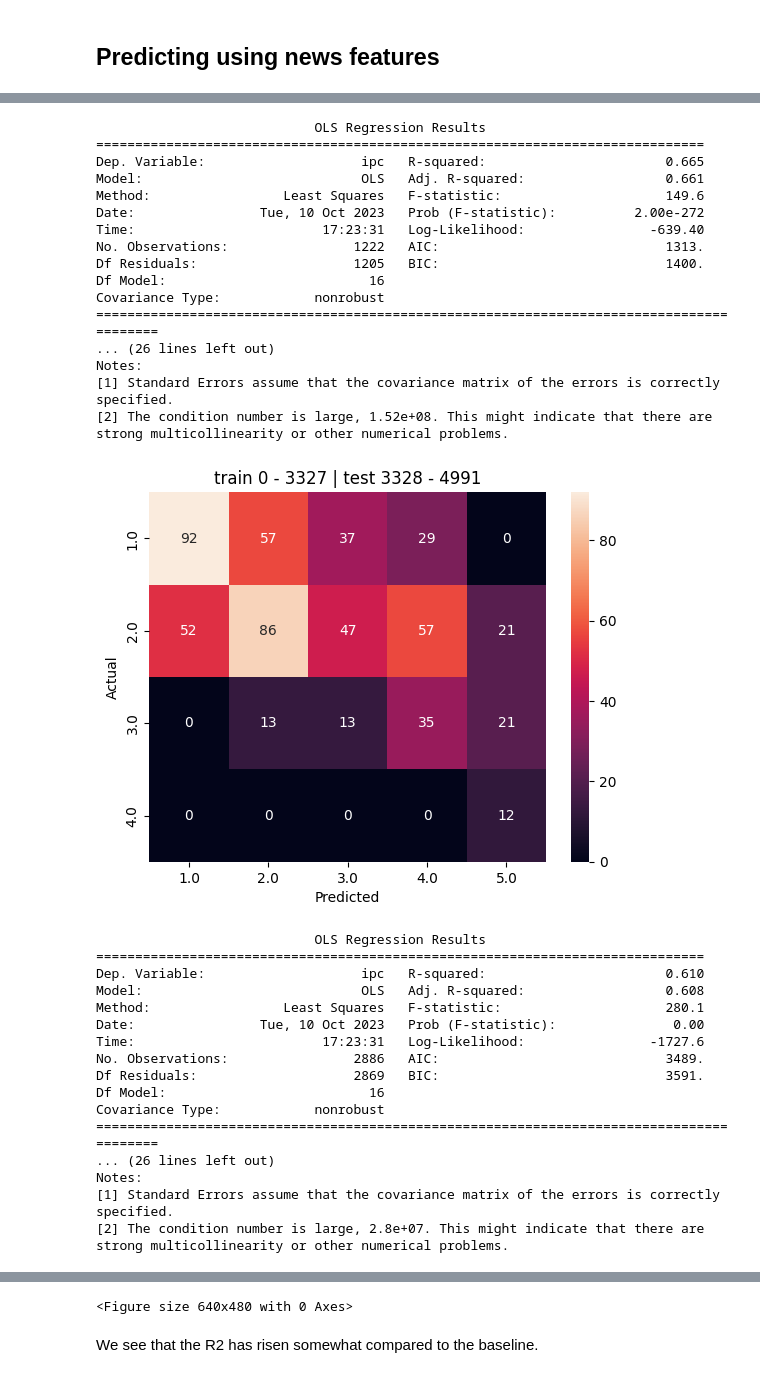
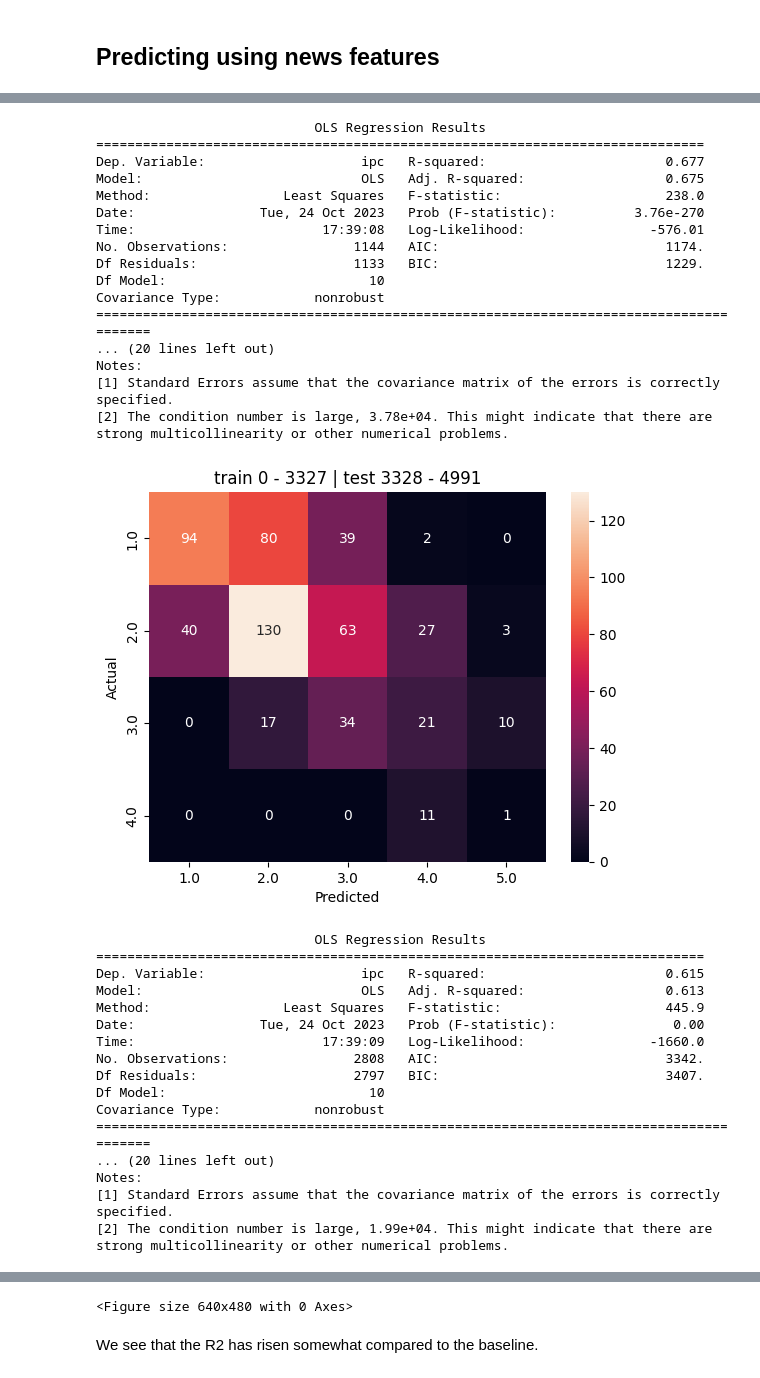
Before and after one commit to EKarasevnl/DC3-Group-13, a Jupyter notebook: prediction_jojo.ipynb, the cells around one changed output, grey strips where cells are left out. Saved outputs shown, nothing was run; the diff lists cells and outputs as text; code cells hidden in the pictures.

Commit message:
final submission for template model

```diff
--- a/prediction_jojo.ipynb
+++ b/prediction_jojo.ipynb
@@ -155,7 +155,7 @@ First however, we create multiple lagged variables in the cell directly below.
 # %%
 # Create several lagged columns to use as explanatory variables for the model
 
-df = create_lag_df(df, ['count_violence', 'ndvi_anom', 'ruggedness_mean', 'pop', 'cropland_pct', 'sum_fatalities', 'et_anom', 'rain_anom'], 3, rolling=6) # 3-month-lagged rolling mean window of size 6
+df = create_lag_df(df, ['count_violence', 'ndvi_anom'], 3, rolling=6) # 3-month-lagged rolling mean window of size 6
 df = create_lag_df(df, ['food_price_idx'], 3, difference=True, rolling=6) # difference of the 3-month-lagged rolling mean window of size 6
 df = create_lag_df(df, ['ipc'], 1, dropna=True) # 1-month-lag
 df = create_lag_df(df, ['ipc'], 2, dropna=True) # 2-month-lag
@@ -313,7 +311,7 @@ Mean R2: 0.63
 # %% [markdown]
 We look at country wide news features to simplify. E.g., we do not look at topics per district
 # %%
-news_df = pd.read_csv(data_dir + "articles_topics.csv") # Read news data into DataFrame
+news_df = pd.read_csv(data_dir + "articles_topics_original.csv") # Read news data into DataFrame
 
 # Create date column
 news_df["date"] = pd.to_datetime(
@@ -367,7 +365,7 @@ df.sort_index(level=0, inplace=True) # Sort DataFrame by date
 df = df.iloc[df['ipc'].notnull().argmax():].copy() # Drop rows until first notna value in ipc column
 df = df.join(news_features, how="left") # Join df with created news features
 # %%
-X = df.iloc[:, -16:] # Define explanatory variables
+X = df.iloc[:, -10:] # Define explanatory variables
 X = sm.add_constant(X) # Add constant column of 1s for intercept
 y = df[["ipc"]] # Define target data
 
@@ -376,8 +374,6 @@ cv = TimeSeriesSplit(n_splits=5) # Define TimeSeriesSplit with 5 splits
 # Initinalize empty lists to score scores
 mae_values = list()
 r2_values = list()
-f1_values = list()
-accuracy_values = list()
 
 for train_index, val_index in cv.split(X): # Loop over the different training-test splits
 
@@ -402,23 +398,14 @@ for train_index, val_index in cv.split(X): # Loop over the different training-te
     y_pred = results.predict(X_test) # Run model on test data
 
     # Append results to respective lists
-
     mae_values.append((y_pred - y_val['ipc']).abs().mean())
     r2_values.append(results.rsquared)
-
-    y_pred = np.round(y_pred[y_val['ipc'].notnull()]).values
-    y_val = y_val[y_val['ipc'].notnull()]
-
-    f1_values.append(f1_score(y_pred = y_pred, y_true = y_val['ipc'].values, average = 'weighted'))
-    accuracy_values.append(accuracy_score(y_pred = y_pred, y_true = y_val['ipc'].values))
 
     plt.title('train %s - %s | test %s - %s' % (train_index[0], train_index[-1], val_index[0], val_index[-1]))
     plot_ConfusionMatrix(prediction = y_pred, true = y_val['ipc']) # Plot confusion matrix
 
-print(f"Mean MAE: {np.mean(mae_values):.3f}") # Print MAE
-print(f"Mean R2: {np.mean(r2_values):.3f}") # Print R2
-print(f"Mean weighted f1 score: {np.mean(f1_values):.3f}") # Print F1 weighted
-print(f"Mean accuracy: {100*np.mean(accuracy_values):.2f}") # Print Accuracy
+print(f"Mean MAE: {np.mean(mae_values):.2f}") # Print MAE
+print(f"Mean R2: {np.mean(r2_values):.2f}") # Print R2
 # %% [output]
                             OLS Regression Results
 ==============================================================================
@@ -441,35 +428,35 @@ strong multicollinearity or other numerical problems.
                             OLS Regression Results
 ==============================================================================
-Dep. Variable:                    ipc   R-squared:                       0.665
-Model:                            OLS   Adj. R-squared:                  0.661
-Method:                 Least Squares   F-statistic:                     149.6
-Date:                Tue, 10 Oct 2023   Prob (F-statistic):          2.00e-272
-Time:                        17:23:31   Log-Likelihood:                -639.40
-No. Observations:                1222   AIC:                             1313.
-Df Residuals:                    1205   BIC:                             1400.
-Df Model:                          16
+Dep. Variable:                    ipc   R-squared:                       0.677
+Model:                            OLS   Adj. R-squared:                  0.675
+Method:                 Least Squares   F-statistic:                     238.0
+Date:                Tue, 24 Oct 2023   Prob (F-statistic):          3.76e-270
+Time:                        17:39:08   Log-Likelihood:                -576.01
+No. Observations:                1144   AIC:                             1174.
+Df Residuals:                    1133   BIC:                             1229.
+Df Model:                          10
 Covariance Type:            nonrobust
-=========================================================================================
-... (26 lines left out)
+========================================================================================
+... (20 lines left out)
 Notes:
 [1] Standard Errors assume that the covariance matrix of the errors is correctly specified.
-[2] The condition number is large, 1.52e+08. This might indicate that there are
+[2] The condition number is large, 3.78e+04. This might indicate that there are
 strong multicollinearity or other numerical problems.
-[figure, old version]
+[figure, new version]
                             OLS Regression Results
 ==============================================================================
-Dep. Variable:                    ipc   R-squared:                       0.610
-Model:                            OLS   Adj. R-squared:                  0.608
-Method:                 Least Squares   F-statistic:                     280.1
-Date:                Tue, 10 Oct 2023   Prob (F-statistic):               0.00
-Time:                        17:23:31   Log-Likelihood:                -1727.6
-No. Observations:                2886   AIC:                             3489.
-Df Residuals:                    2869   BIC:                             3591.
-Df Model:                          16
+Dep. Variable:                    ipc   R-squared:                       0.615
+Model:                            OLS   Adj. R-squared:                  0.613
+Method:                 Least Squares   F-statistic:                     445.9
+Date:                Tue, 24 Oct 2023   Prob (F-statistic):               0.00
+Time:                        17:39:09   Log-Likelihood:                -1660.0
+No. Observations:                2808   AIC:                             3342.
+Df Residuals:                    2797   BIC:                             3407.
+Df Model:                          10
 Covariance Type:            nonrobust
-=========================================================================================
-... (26 lines left out)
+========================================================================================
+... (20 lines left out)
 Notes:
 [1] Standard Errors assume that the covariance matrix of the errors is correctly specified.
-[2] The condition number is large, 2.8e+07. This might indicate that there are
+[2] The condition number is large, 1.99e+04. This might indicate that there are
 strong multicollinearity or other numerical problems.
```
Also changed, not shown: parts of 10 cells of this notebook, 9 other files.
